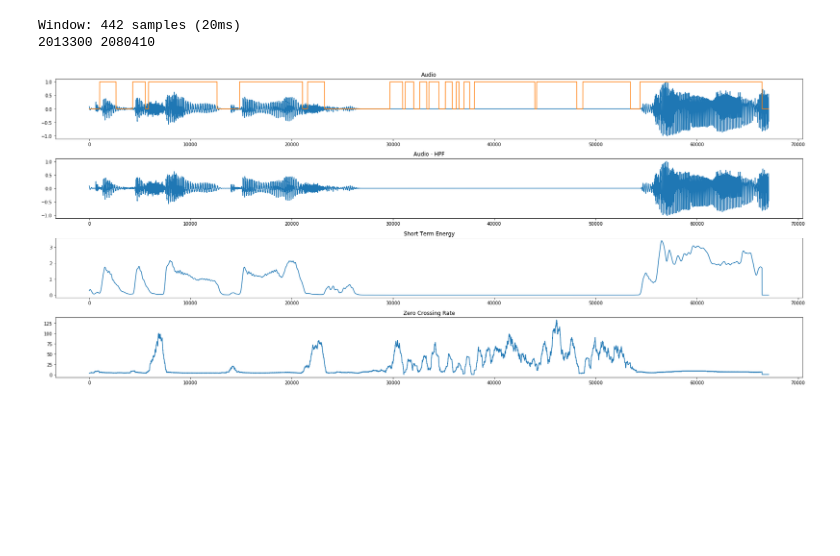
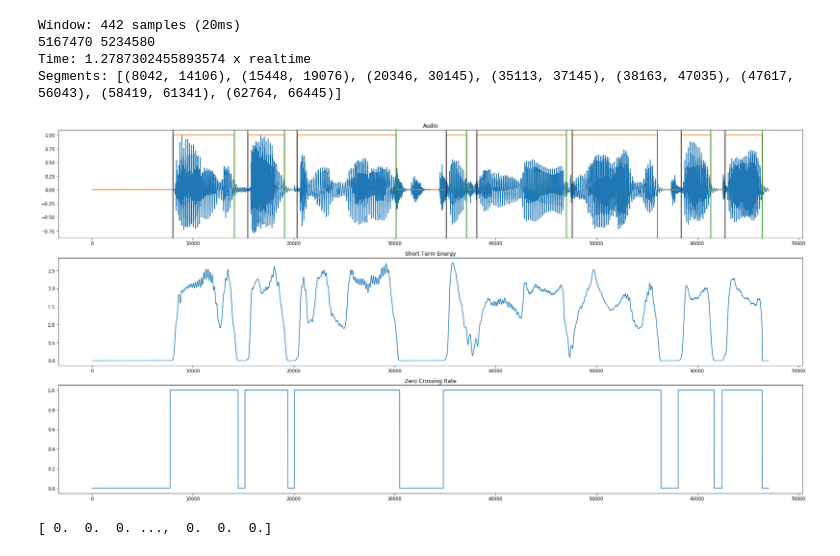
Before and after one commit to envp/listen, a Jupyter notebook: project.ipynb, the cells around one changed output. Drawn from its saved outputs; the diff is of its cells as text; code cells hidden in the pictures; blank space fills up the shorter version.

Commit message:
Improved segmentation technique with max

```diff
--- a/project.ipynb
+++ b/project.ipynb
@@ -5,7 +5,7 @@ import numpy as np
 import random
 import peakutils
 import IPython.display
-
+import time
 from scipy.signal import hamming, savgol_filter
 from scipy.io import wavfile
 from scipy import stats
@@ -39,7 +39,7 @@ def get_segment_mask(data, mask, wsize, smooth=False, fuzz=0.2, alpha=0.95, ener
         for i in range(wsize // 2, N - wsize - 1):
             s = np.sign(xs_[i + 1 - wsize //2: i + wsize // 2 + 1]) - np.sign(xs_[i - wsize // 2: i + wsize // 2])
             np.clip(s, -1, 1, out=s)
-            zcr[i - wsize //2] = np.sum(np.abs(s))
+            zcr[i - wsize //2] = np.max(np.abs(s))
     else:
         zcr = zxr
     thresh_ste = (fuzz * np.max(ste), (1 - fuzz) * np.max(ste))
@@ -77,43 +77,59 @@ samples = 'abk.wav'
 # samples = 'D:\\theyenaman\\Dropbox\\code\\python\\ml_project\\listen\\data\\librispeech\\LibriSpeech\\dev-clean\\84\\121123\\84-121123-0020.wav'
 rate, data = wavfile.read(samples)
 c = np.random.randint(0, 100)
 st =  c * (len(data) // 100)
 en = (c + 1) * (len(data) // 100)
 data = data[st:en]
 # min_duration = int((1000 * len(data) / rate) / (20 * len(t) + 20))
 min_duration = 20
 wsize = (rate * min_duration) // 1000
 if wsize % 2 == 1:
     wsize += 1
 
 N = len(data)
 alpha = 0.95
 window = hamming(wsize)
 print("Window: {} samples ({}ms)".format(wsize, min_duration))
 print(st, en)
 data = data / np.max(data)
 
+start_time = time.time()
 mask, ste, zcr = get_segment_mask(data, np.ones(len(data)), wsize, smooth=True)
-mask, ste, zcr = get_segment_mask(data, mask, wsize, smooth=True, energy=ste, zxr=zcr, lowconf=False)
+mask, ste, zcr = get_segment_mask(data, np.ones(len(data)), wsize, smooth=True, energy=ste, zxr=zcr, lowconf=False)
+mask, ste, zcr = get_segment_mask(data, mask, wsize, smooth=True, fuzz=0.7)
 # mask, ste, zcr = get_segment_mask(data, mask, wsize, smooth=True)
 
-fig, ax = plt.subplots(nrows=4,ncols=1, figsize=(24, 10))
+zones = []
+for i in range(len(mask) - 1):
+    if mask[i] != mask[i+1]:
+        zones.append(i)
+silences = [(zones[i], zones[i + 1]) for i in range(len(zones) - 1) if mask[zones[i]] == 1 and mask[zones[i + 1]] == 0]
+segments = [(zones[i], zones[i + 1]) for i in range(len(zones) - 1) if mask[zones[i]] == 0 and mask[zones[i + 1]] == 1]
+end_time = time.time()
+print("Time: {} x realtime".format((end_time - start_time) / ((en - st) / rate)))
+print("Segments:", segments)
+fig, ax = plt.subplots(nrows=3,ncols=1, figsize=(24, 12))
 ax[0].plot(data)
 ax[0].set_title('Audio')
-ax[1].plot(data)
-ax[1].set_title('Audio - HPF')
-ax[2].plot(ste)
-ax[2].set_title('Short Term Energy')
-ax[3].plot(zcr)
-ax[3].set_title('Zero Crossing Rate')
+ax[1].plot(ste)
+ax[1].set_title('Short Term Energy')
+ax[2].plot(zcr)
+ax[2].set_title('Zero Crossing Rate')
 ax[0].plot(mask)
+
+for s in segments:
+    ax[0].axvline(x=s[0], color='black')
+    ax[0].axvline(x=s[1], color='green')
 fig.tight_layout()
 plt.show()
-
-IPython.display.display(IPython.display.Audio(data=data*mask, rate=rate))
+print(mask)
+IPython.display.display(IPython.display.Audio(data=data, rate=rate))
 # IPython.display.Audio(data=xs, rate=rate)
 # %% [output]
 Window: 442 samples (20ms)
-2013300 2080410
+5167470 5234580
+Time: 1.2787302455893574 x realtime
+Segments: [(8042, 14106), (15448, 19076), (20346, 30145), (35113, 37145), (38163, 47035), (47617, 56043), (58419, 61341), (62764, 66445)]
-[figure, old version]
+[figure, new version]
+[ 0.  0.  0. ...,  0.  0.  0.]
 [interactive output not drawn]
```
